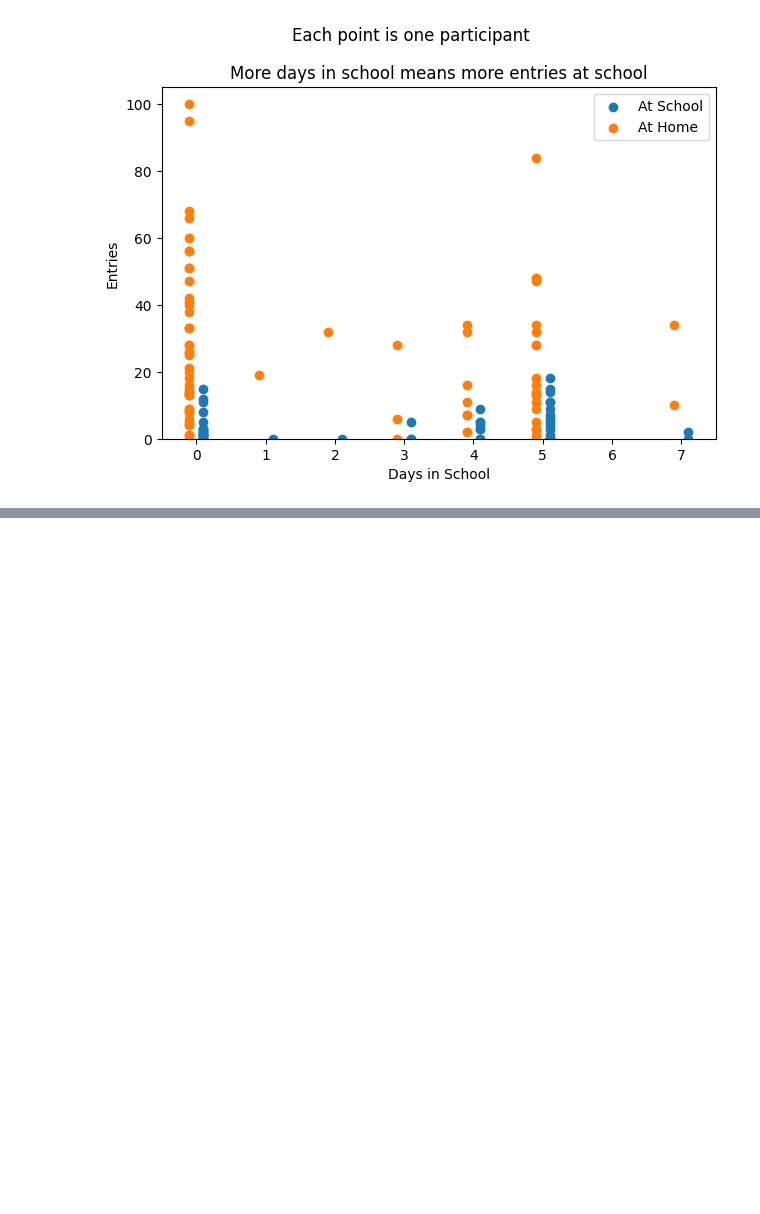
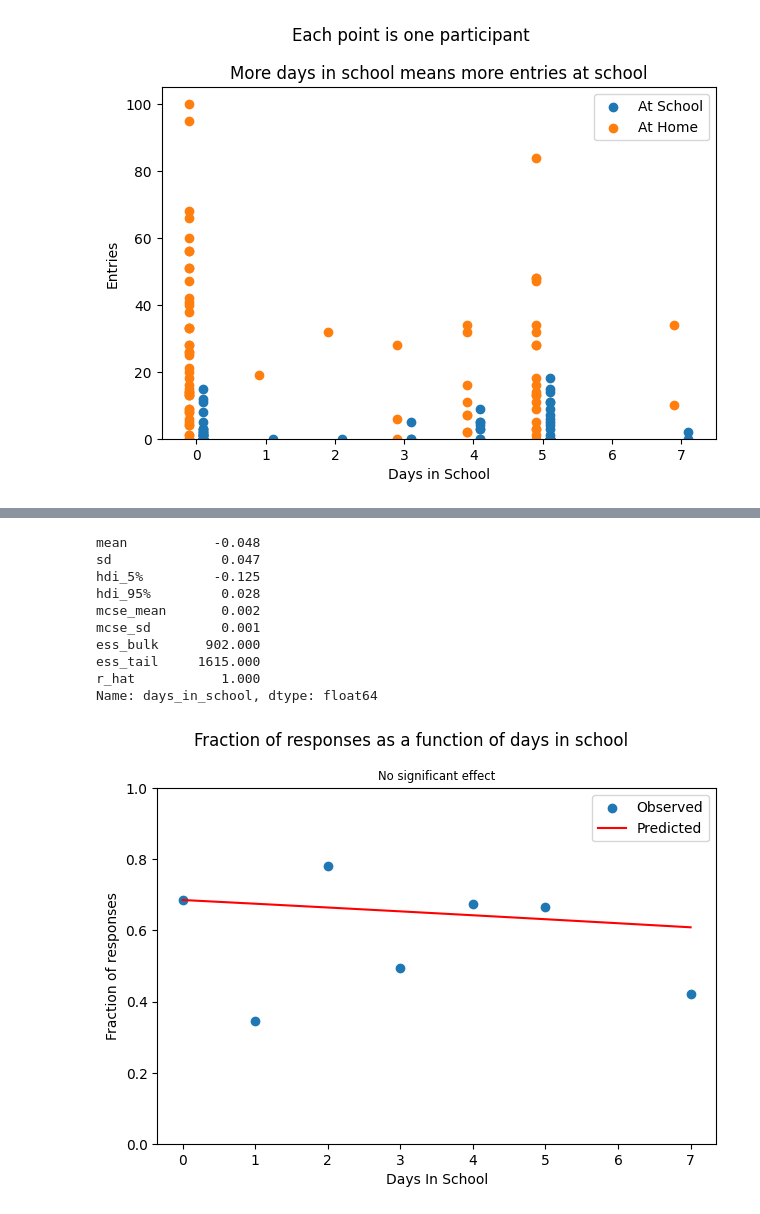
Before and after one commit to richard-lane/seaco_malaysia, a Jupyter notebook: school_status.ipynb, the cells around one changed output, grey strips where cells are left out. Saved outputs shown, nothing was run; the diff lists cells and outputs as text; code cells hidden in the pictures; blank space fills up the shorter version.

```diff
--- a/school_status.ipynb
+++ b/school_status.ipynb
@@ -100,0 +272,45 @@ fig.tight_layout()
+# %%
+print(pm.summary(trace, hdi_prob=0.90).loc["days_in_school"])  # 95% HPD
+
+fig, axis = plt.subplots()
+
+# Group data by day and calculate mean of entry
+grouped = model_df.groupby("days_in_school")["entry"].mean()
+
+# Plot percentage of entries that equal 1
+axis.scatter(grouped.index, grouped, label="Observed")
+
+# Calculate predicted probabilities
+days = np.arange(0, 8)
+pred_probs = pm.invlogit(
+    trace.posterior["intercept"].mean().item()
+    + trace.posterior["days_in_school"].mean().item() * days
+).eval()
+
+# Plot predicted probabilities
+axis.plot(days, pred_probs, color="red", label="Predicted")
+
+axis.set_xlabel("Days In School")
+axis.set_ylabel("Fraction of responses")
+
+axis.set_ylim(0, 1)
+
+axis.legend()
+
+fig.suptitle("Fraction of responses as a function of days in school")
+axis.set_title("No significant effect", fontsize="small")
+fig.tight_layout()
+
+fig.savefig("img/mlm_schooldays.png")
+# %% [output]
+mean           -0.048
+sd              0.047
+hdi_5%         -0.125
+hdi_95%         0.028
+mcse_mean       0.002
+mcse_sd         0.001
+ess_bulk      902.000
+ess_tail     1615.000
+r_hat           1.000
+Name: days_in_school, dtype: float64
+[figure, added]
```
Also changed, not shown: parts of 7 cells of this notebook, 1 other file.
